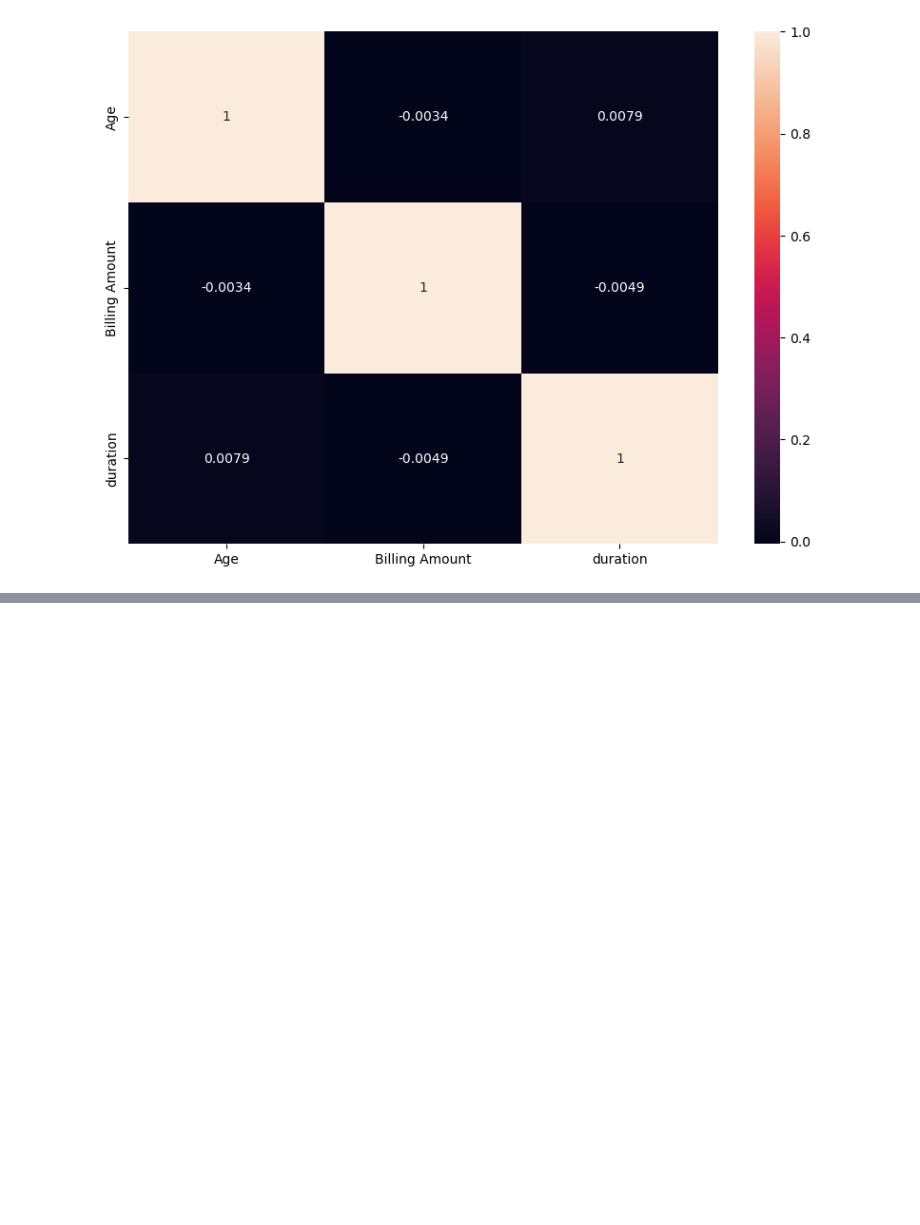
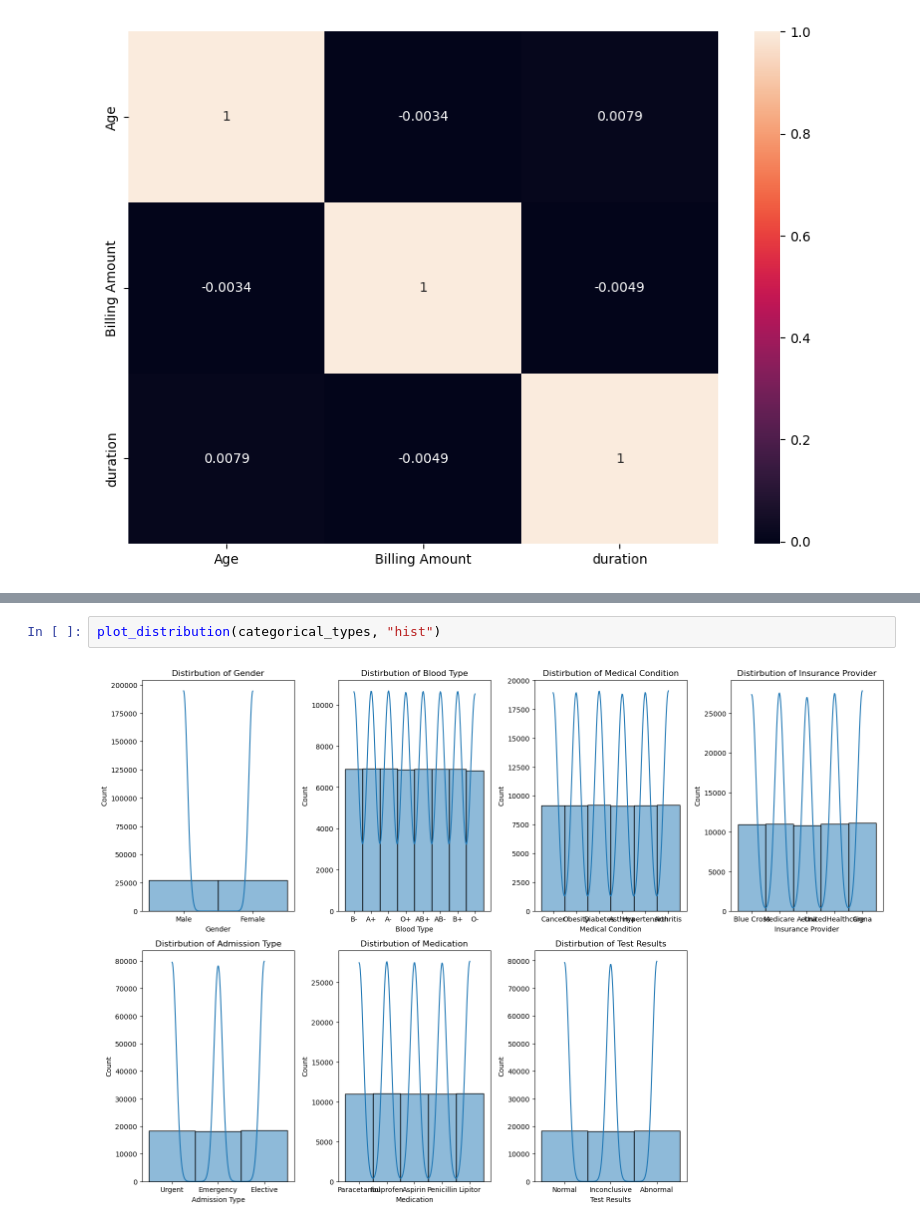
Before and after one commit to MaukanMir/Health-Care-Analysis, a Jupyter notebook: training.ipynb, the cells around one changed output, grey strips where cells are left out. Drawn from its saved outputs; the diff is of its cells as text; blank space fills up the shorter version.

```diff
--- a/training.ipynb
+++ b/training.ipynb
@@ -169,0 +193,4 @@ sns.heatmap(data=relations, annot=True)
+# %%
+plot_distribution(categorical_types, "hist")
+# %% [output]
+[figure, added]
```
Also changed, not shown: parts of 4 cells of this notebook.
